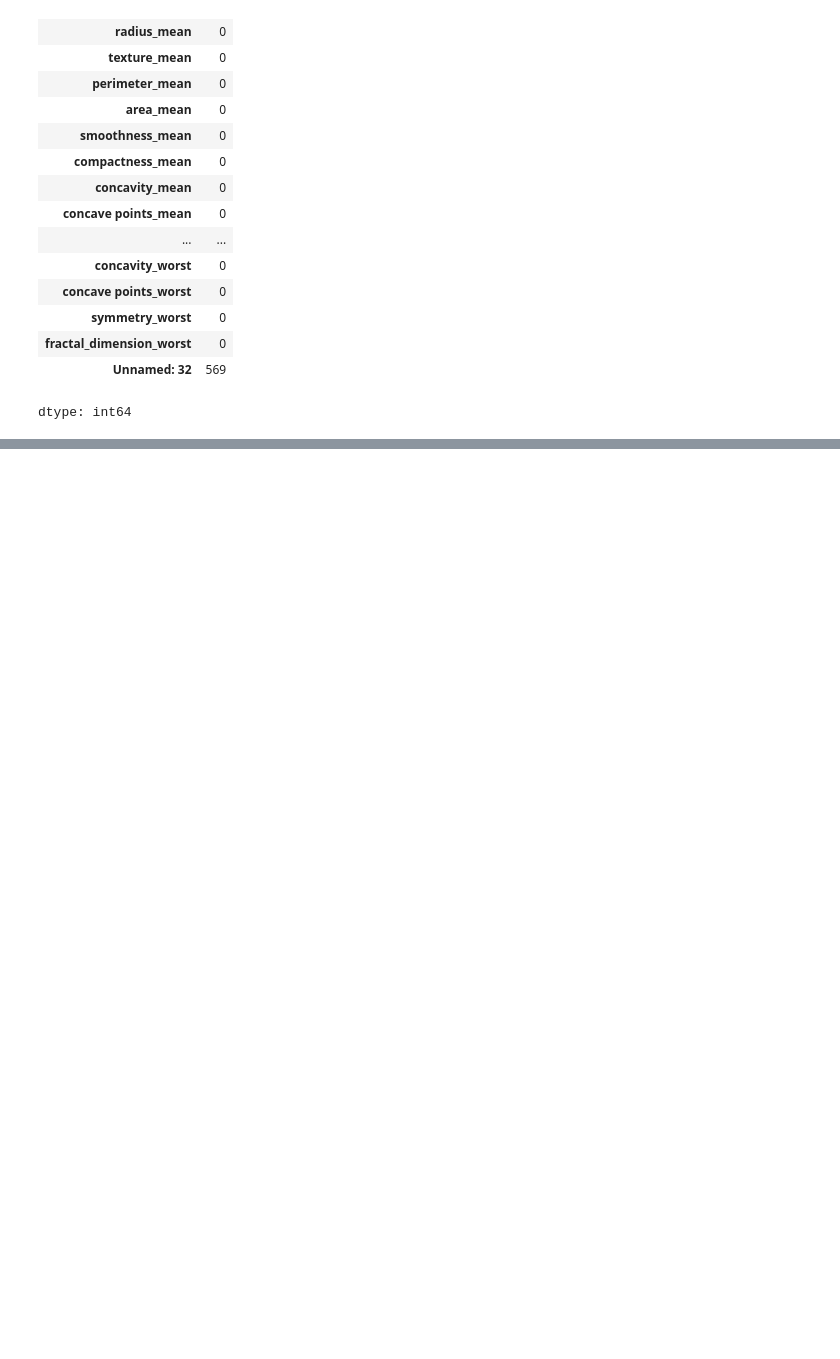
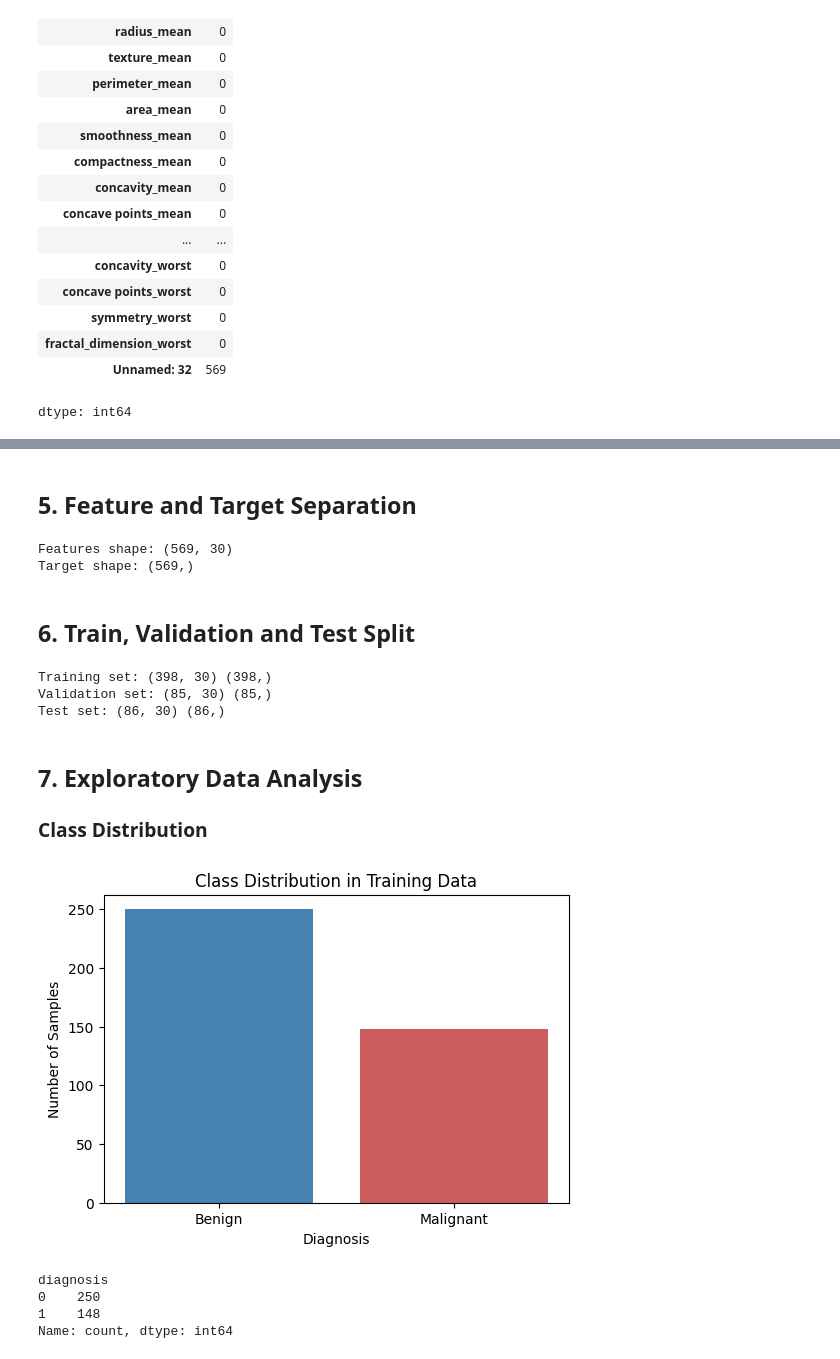
Before and after one commit to nimasha20020207/DL_Assignment_Y4S1, a Jupyter notebook: IT23322912.ipynb, the cells around one changed output, grey strips where cells are left out. Cells and saved outputs as stored; diff of their text form; code cells hidden in the pictures; blank space fills up the shorter version.

Commit message:
Add data cleaning, preprocessing, EDA, and feature scaling

```diff
--- a/IT23322912.ipynb
+++ b/IT23322912.ipynb
@@ -146,0 +184,69 @@ dtype: int64
+# %% [markdown]
+## 5. Feature and Target Separation
+# %%
+# Separate input features and target
+X = df.drop('diagnosis', axis=1)
+y = df['diagnosis']
+
+print("Features shape:", X.shape)
+print("Target shape:", y.shape)
+# %% [output]
+Features shape: (569, 30)
+Target shape: (569,)
+# %% [markdown]
+## 6. Train, Validation and Test Split
+# %%
+# Split data into training and temporary sets
+X_train, X_temp, y_train, y_temp = train_test_split(
+    X,
+    y,
+    test_size=0.30,
+    stratify=y,
+    random_state=42
+)
+
+# Split temporary set equally into validation and test sets
+X_val, X_test, y_val, y_test = train_test_split(
+    X_temp,
+    y_temp,
+    test_size=0.50,
+    stratify=y_temp,
+    random_state=42
+)
+
+print("Training set:", X_train.shape, y_train.shape)
+print("Validation set:", X_val.shape, y_val.shape)
+print("Test set:", X_test.shape, y_test.shape)
+# %% [output]
+Training set: (398, 30) (398,)
+Validation set: (85, 30) (85,)
+Test set: (86, 30) (86,)
+# %% [markdown]
+## 7. Exploratory Data Analysis
+
+### Class Distribution
+# %%
+# Class distribution in the training set
+class_counts = y_train.value_counts().sort_index()
+
+plt.figure(figsize=(6, 4))
+
+plt.bar(
+    ['Benign', 'Malignant'],
+    class_counts.values,
+    color=['steelblue', 'indianred']
+)
+
+plt.title('Class Distribution in Training Data')
+plt.xlabel('Diagnosis')
+plt.ylabel('Number of Samples')
+
+plt.show()
+
+print(class_counts)
+# %% [output]
+[figure, added]
+diagnosis
+0    250
+1    148
+Name: count, dtype: int64
```
Also changed, not shown: parts of 12 cells of this notebook.
